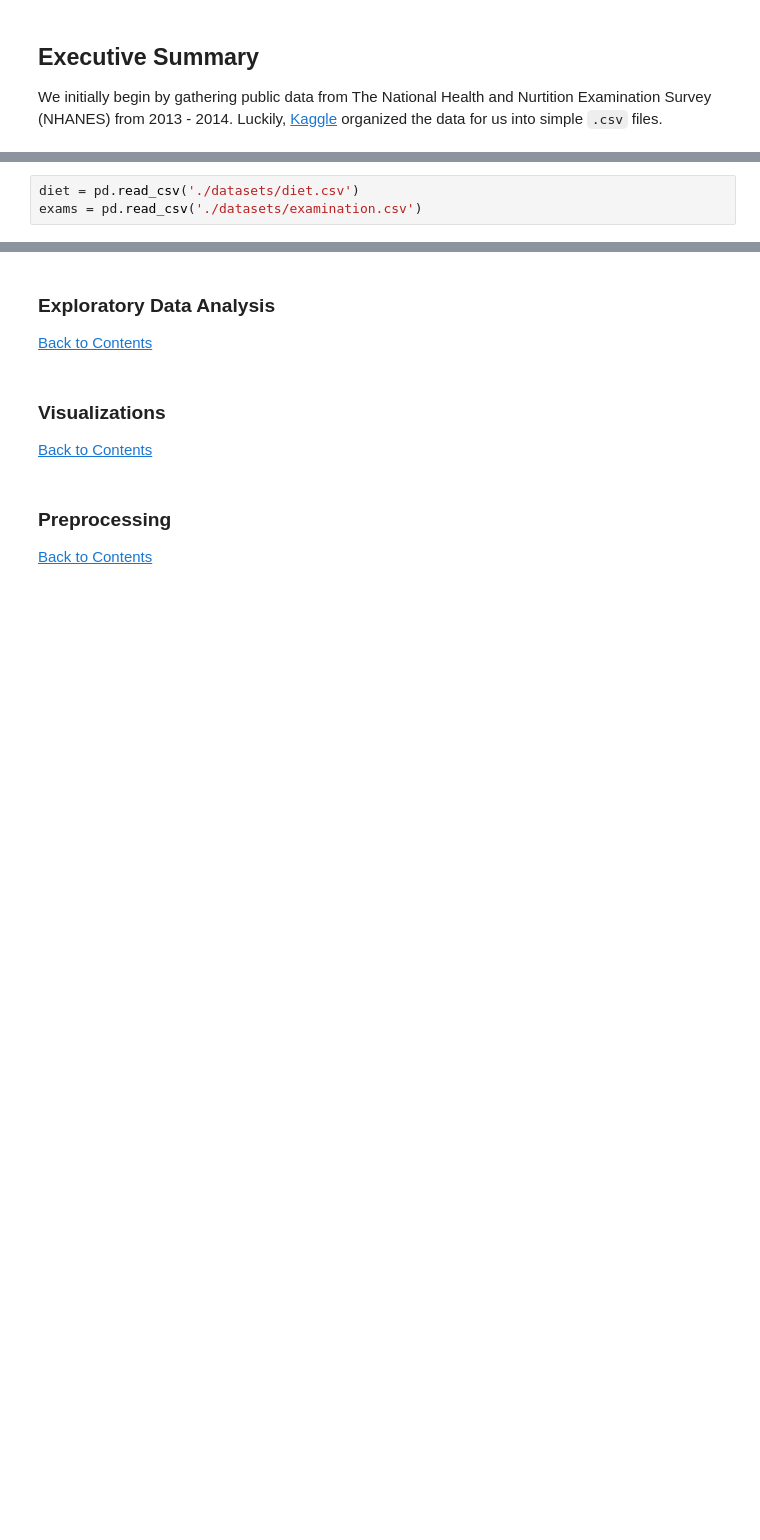
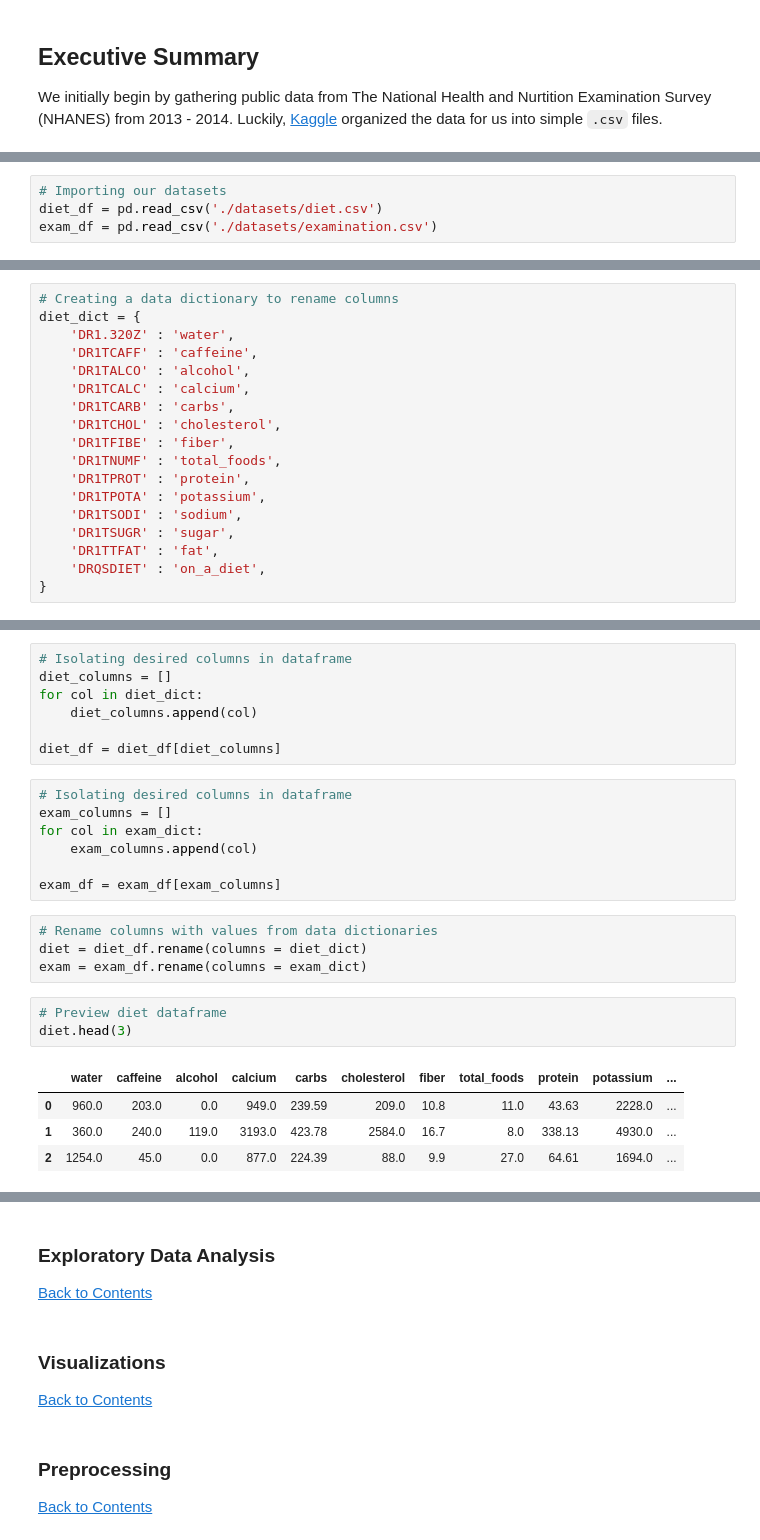
Before and after one commit to kellywu218/Capstone, a Jupyter notebook: blood_pressure_and_diet.ipynb, the cells around one changed output, grey strips where cells are left out. Cells and saved outputs as stored; diff of their text form; blank space fills up the shorter version.

```diff
--- a/blood_pressure_and_diet.ipynb
+++ b/blood_pressure_and_diet.ipynb
@@ -38,3 +63,4 @@ import pandas as pd
 # %%
-diet = pd.read_csv('./datasets/diet.csv')
-exams = pd.read_csv('./datasets/examination.csv')
+# Importing our datasets
+diet_df = pd.read_csv('./datasets/diet.csv')
+exam_df = pd.read_csv('./datasets/examination.csv')
@@ -60,0 +106,18 @@ exams.head()
+# %%
+# Creating a data dictionary to rename columns
+diet_dict = {
+    'DR1.320Z' : 'water',
+    'DR1TCAFF' : 'caffeine',
+    'DR1TALCO' : 'alcohol',
+    'DR1TCALC' : 'calcium',
+    'DR1TCARB' : 'carbs',
+    'DR1TCHOL' : 'cholesterol',
+    'DR1TFIBE' : 'fiber',
+    'DR1TNUMF' : 'total_foods',
+    'DR1TPROT' : 'protein',
+    'DR1TPOTA' : 'potassium',
+    'DR1TSODI' : 'sodium',
+    'DR1TSUGR' : 'sugar',
+    'DR1TTFAT' : 'fat',
+    'DRQSDIET' : 'on_a_diet',
+}
@@ -60,0 +141,26 @@ exams.head()
+# %%
+# Isolating desired columns in dataframe
+diet_columns = []
+for col in diet_dict:
+    diet_columns.append(col)
+
+diet_df = diet_df[diet_columns]
+# %%
+# Isolating desired columns in dataframe
+exam_columns = []
+for col in exam_dict:
+    exam_columns.append(col)
+
+exam_df = exam_df[exam_columns]
+# %%
+# Rename columns with values from data dictionaries
+diet = diet_df.rename(columns = diet_dict)
+exam = exam_df.rename(columns = exam_dict)
+# %%
+# Preview diet dataframe
+diet.head(3)
+# %% [output]
+|  | water | caffeine | alcohol | calcium | carbs | cholesterol | fiber | total_foods | protein | potassium | ... |
+| 0 | 960.0 | 203.0 | 0.0 | 949.0 | 239.59 | 209.0 | 10.8 | 11.0 | 43.63 | 2228.0 | ... |
+| 1 | 360.0 | 240.0 | 119.0 | 3193.0 | 423.78 | 2584.0 | 16.7 | 8.0 | 338.13 | 4930.0 | ... |
+| 2 | 1254.0 | 45.0 | 0.0 | 877.0 | 224.39 | 88.0 | 9.9 | 27.0 | 64.61 | 1694.0 | ... |
```
Also changed, not shown: parts of 36 cells of this notebook, 1 other file.
